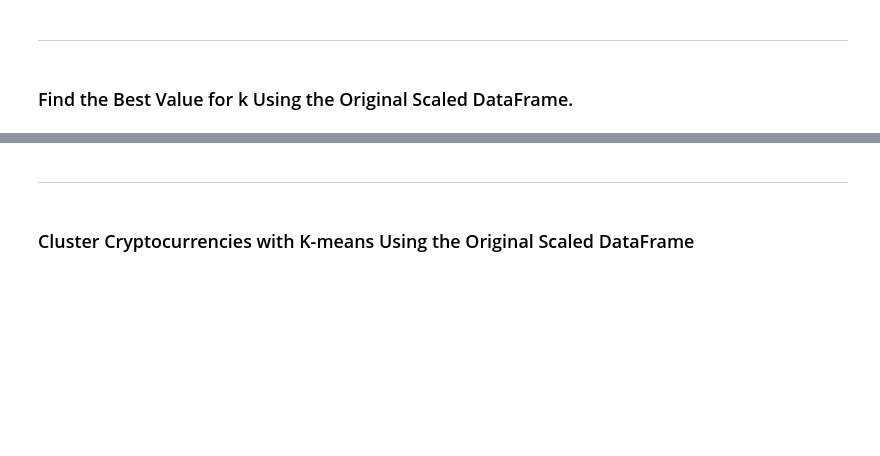
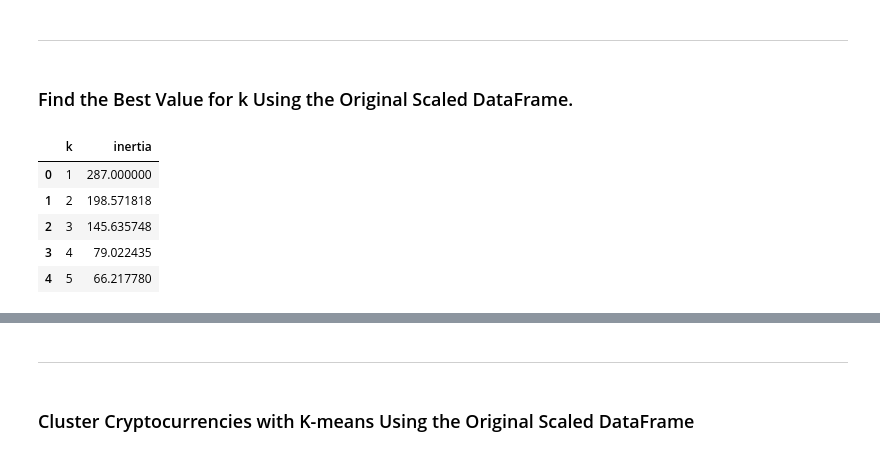
Before and after one commit to Feda2020/CryptoClustering, a Jupyter notebook: Crypto_Clustering.ipynb, the cells around one changed output, grey strips where cells are left out. Drawn from its saved outputs; the diff is of its cells as text; code cells hidden in the pictures; blank space fills up the shorter version.

Commit message:
Created the cluster and the best value for KMeans and ploted the df

```diff
--- a/Crypto_Clustering.ipynb
+++ b/Crypto_Clustering.ipynb
@@ -54,11 +57,11 @@ df_market_data.hvplot.line(
 ### Prepare the Data
 # %%
 # Use the `StandardScaler()` module from scikit-learn to normalize the data from the CSV file
-scaled_data = StandardScaler().fit_transform(df_market_data[["price_change_percentage_24h","price_change_percentage_7d",
+df_market_data_scaled = StandardScaler().fit_transform(df_market_data[["price_change_percentage_24h","price_change_percentage_7d",
                                                              "price_change_percentage_14d","price_change_percentage_30d",
                                                              "price_change_percentage_60d","price_change_percentage_200d",
                                                              "price_change_percentage_1y"]])
-scaled_data[:5]
+df_market_data_scaled[:5]
 # %% [output]
 array([[ 0.50852937,  0.49319307,  0.77220043,  0.23545963, -0.0674951 ,
         -0.35595348, -0.25163688],
@@ -72,19 +75,19 @@ array([[ 0.50852937,  0.49319307,  0.77220043,  0.23545963, -0.0674951 ,
         -0.49984776, -0.27031695]])
 # %%
 # Create a DataFrame with the scaled data
-scaled_data_df = pd.DataFrame(scaled_data, columns=["price_change_percentage_24h","price_change_percentage_7d",
+df_market_data_scaled = pd.DataFrame(df_market_data_scaled, columns=["price_change_percentage_24h","price_change_percentage_7d",
                                                     "price_change_percentage_14d","price_change_percentage_30d",
                                                     "price_change_percentage_60d","price_change_percentage_200d",
                                                     "price_change_percentage_1y"])
 
 # Copy the crypto names from the original DataFrame
-scaled_data_df['coin_id'] = df_market_data.index
+df_market_data_scaled['coin_id'] = df_market_data.index
 
 # Set the coin_id column as index
-scaled_data_df.set_index("coin_id", inplace=True)
+df_market_data_scaled.set_index("coin_id", inplace=True)
 
 # Display the scaled DataFrame
-scaled_data_df.head()
+df_market_data_scaled.head()
 # %% [output]
 |  | price_change_percentage_24h | price_change_percentage_7d | price_change_percentage_14d | price_change_percentage_30d | ... |
 | coin_id |  |  |  |  | ... |
@@ -99,20 +102,36 @@ scaled_data_df.head()
 ### Find the Best Value for k Using the Original Scaled DataFrame.
 # %%
 # Create a list with the number of k-values from 1 to 11
+k = list(range(1, 11))
 # %%
 # Create an empty list to store the inertia values
-
+inertia = []
 
 # Create a for loop to compute the inertia with each possible value of k
 # Inside the loop:
 # 1. Create a KMeans model using the loop counter for the n_clusters
 # 2. Fit the model to the data using `df_market_data_scaled`
 # 3. Append the model.inertia_ to the inertia list
+for i in k:
+    model = KMeans(n_clusters=i, random_state=0)
+    model.fit(df_market_data_scaled)
+    inertia.append(model.inertia_)
 # %%
 # Create a dictionary with the data to plot the Elbow curve
-
+elbow_data = {"k": k, "inertia": inertia}
 
 # Create a DataFrame with the data to plot the Elbow curve
+df_elbow = pd.DataFrame(elbow_data)
+
+# Review the DataFrame
+df_elbow.head()
+# %% [output]
+|  | k | inertia |
+| 0 | 1 | 287.000000 |
+| 1 | 2 | 198.571818 |
+| 2 | 3 | 145.635748 |
+| 3 | 4 | 79.022435 |
+| 4 | 5 | 66.217780 |
 # %%
 # Plot a line chart with all the inertia values computed with
 # the different values of k to visually identify the optimal value for k.
```
Also changed, not shown: parts of 9 cells of this notebook.
